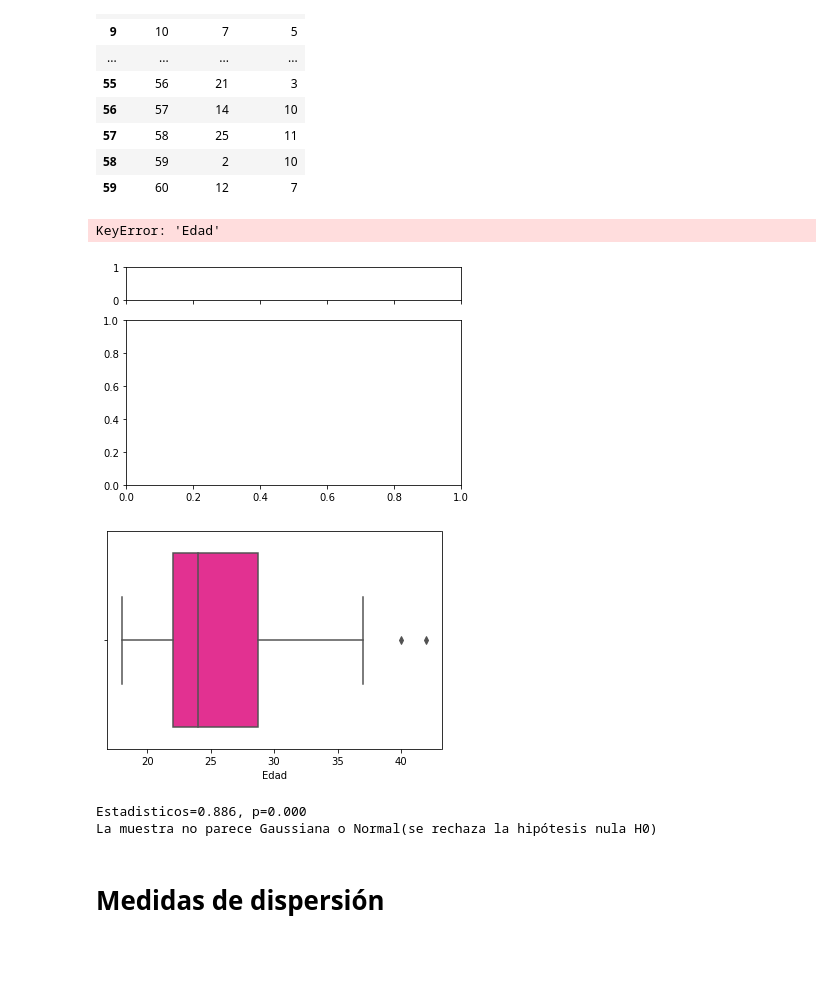
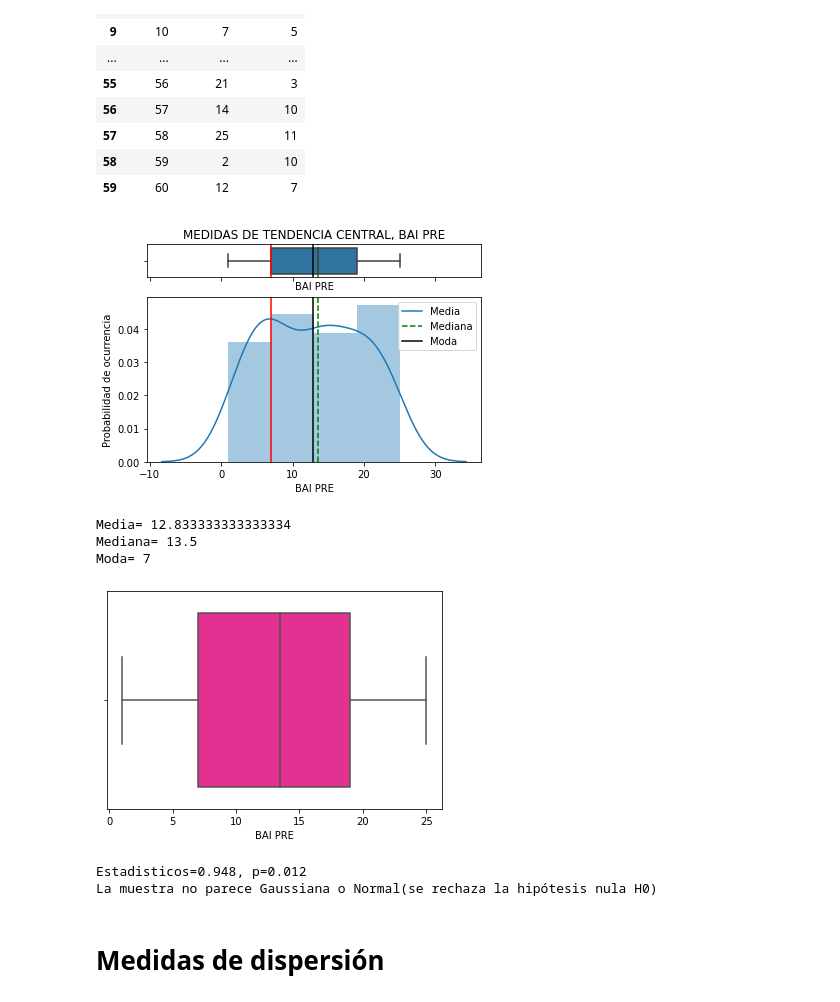
Before and after one commit to armandoBringas/JupyterNotebookStatistics, a Jupyter notebook: Examen.ipynb, the cells around one changed output. Saved outputs shown, nothing was run; the diff lists cells and outputs as text; code cells hidden in the pictures; blank space fills up the shorter version.

```diff
--- a/Examen.ipynb
+++ b/Examen.ipynb
@@ -29,5 +13,5 @@ The animation.avconv_args rcparam was deprecated in Matplotlib 3.3 and will be r
 # %%
-df=pd.read_csv('C:\\Users\\nppam\\Anxiety_training.csv')
+df=pd.read_csv('Anxiety_training.csv')
 # %%
 df
 # %% [output]
@@ -59,7 +43,7 @@ ax_box.axvline(Mediana, color='g', linestyle='--')
 ax_box.axvline(Media, color='k', linestyle='-')
 ax_box.axvline(Moda, color='r', linestyle='-')
 
-sns.distplot(df["Edad"], ax=ax_hist)
+sns.distplot(df["BAI PRE"], ax=ax_hist)
 ax_hist.axvline(Mediana, color='g', linestyle='--')
 ax_hist.axvline(Media, color='k', linestyle='-')
 ax_hist.axvline(Moda, color='r', linestyle='-')
@@ -67,25 +51,27 @@ ax_hist.axvline(Moda, color='r', linestyle='-')
 plt.legend({'Media':Media,'Mediana':Mediana,'Moda':Moda})
 
 # Add some description to the plot
-ax_box.set(title="MEDIDAS DE TENDENCIA CENTRAL, Edad")
+ax_box.set(title="MEDIDAS DE TENDENCIA CENTRAL, BAI PRE")
 ax_hist.set(ylabel="Probabilidad de ocurrencia")
-ax_hist.set(xlabel="Edad")
+ax_hist.set(xlabel="BAI PRE")
 
 plt.show()
 print('Media=', Media)
 print('Mediana=',  Mediana)
 print('Moda=', Moda)
 # %% [output]
+[figure, new version]
-KeyError: 'Edad'
+Media= 12.833333333333334
+Mediana= 13.5
+Moda= 7
-[figure, old version]
 # %%
 colours=["#ff1493"]
 sns.set_palette(sns.color_palette(colours))
-plot_edad=sns.boxplot(x=df["Edad"])
+plot_edad=sns.boxplot(x=df["BAI PRE"])
 # %% [output]
-[figure, old version]
+[figure, new version]
 # %%
-esc_total=df['Edad']
+esc_total=df['BAI PRE']
 from scipy.stats import shapiro
 
 data = esc_total
@@ -99,7 +85,7 @@ if p >= alpha:
 else:
    print('La muestra no parece Gaussiana o Normal(se rechaza la hipótesis nula H0)')
 # %% [output]
-Estadisticos=0.886, p=0.000
+Estadisticos=0.948, p=0.012
 La muestra no parece Gaussiana o Normal(se rechaza la hipótesis nula H0)
 # %% [markdown]
 # Medidas de dispersión
```
Also changed, not shown: parts of 3 cells of this notebook.
